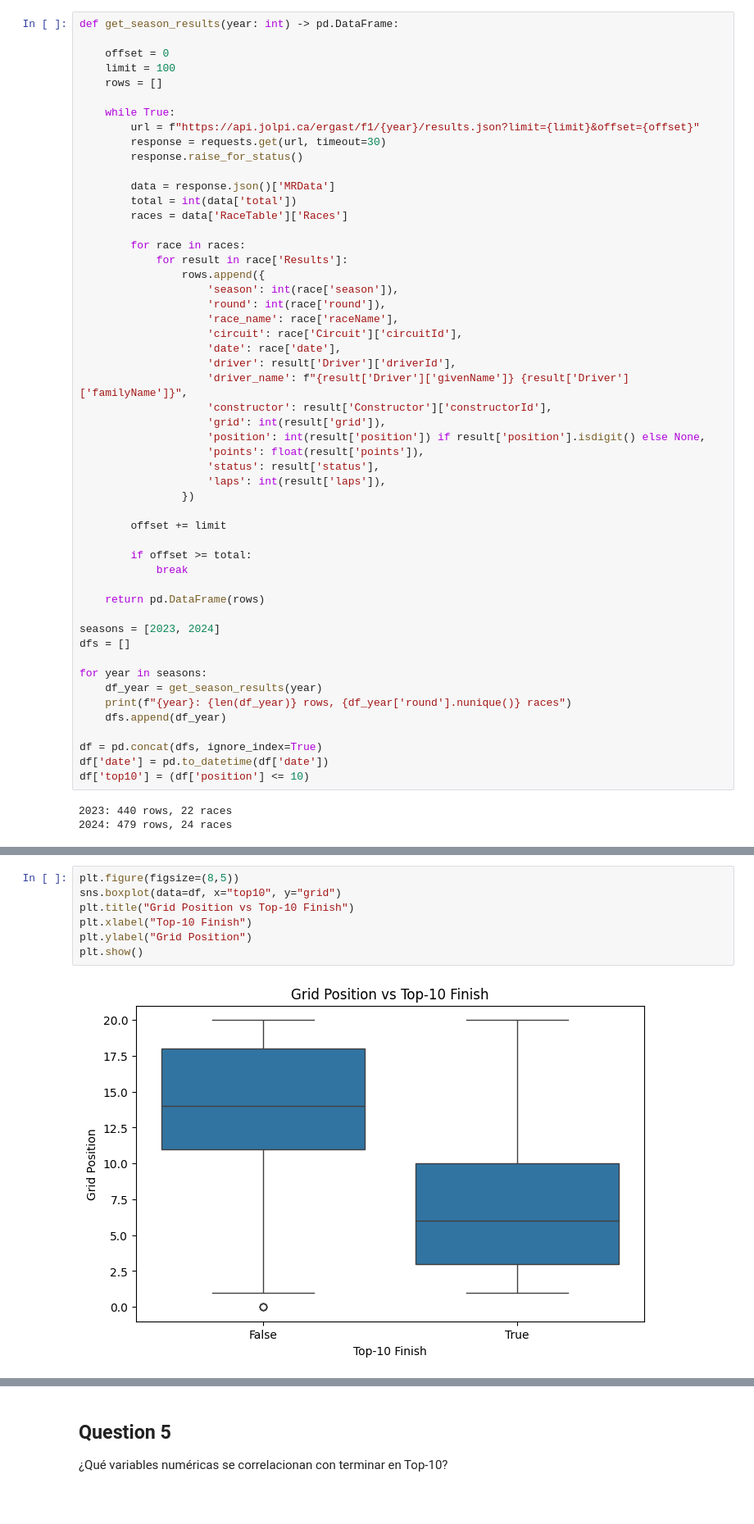
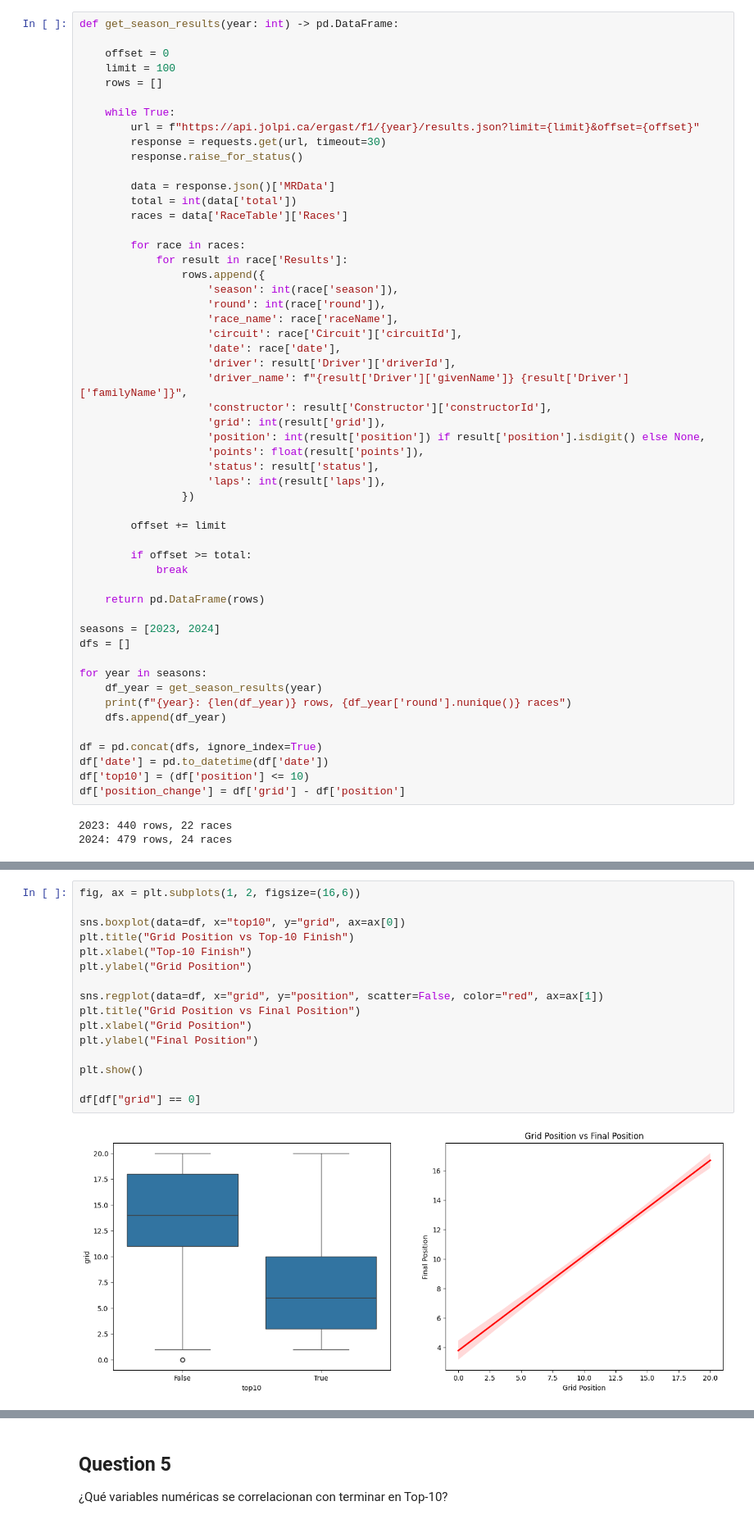
Before and after one commit to LuisPinoV/iit414w-lab01-PavezPino, a Jupyter notebook: EDA.ipynb, the cells around one changed output, grey strips where cells are left out. Shown at 82% size. Cells and saved outputs as stored; diff of their text form; blank space fills up the shorter version.

```diff
--- a/EDA.ipynb
+++ b/EDA.ipynb
@@ -110,6 +110,7 @@ for year in seasons:
 df = pd.concat(dfs, ignore_index=True)
 df['date'] = pd.to_datetime(df['date'])
 df['top10'] = (df['position'] <= 10)
+df['position_change'] = df['grid'] - df['position']
 # %% [output]
 2023: 440 rows, 22 races
 2024: 479 rows, 24 races
@@ -222,9 +136,18 @@ Post-race:
 # %%
-plt.figure(figsize=(8,5))
-sns.boxplot(data=df, x="top10", y="grid")
+fig, ax = plt.subplots(1, 2, figsize=(16,6))
+
+sns.boxplot(data=df, x="top10", y="grid", ax=ax[0])
 plt.title("Grid Position vs Top-10 Finish")
 plt.xlabel("Top-10 Finish")
 plt.ylabel("Grid Position")
+
+sns.regplot(data=df, x="grid", y="position", scatter=False, color="red", ax=ax[1])
+plt.title("Grid Position vs Final Position")
+plt.xlabel("Grid Position")
+plt.ylabel("Final Position")
+
 plt.show()
+
+df[df["grid"] == 0]
 # %% [output]
-[figure, old version]
+[figure, new version]
```
Also changed, not shown: parts of 31 cells of this notebook, 2 other files.
